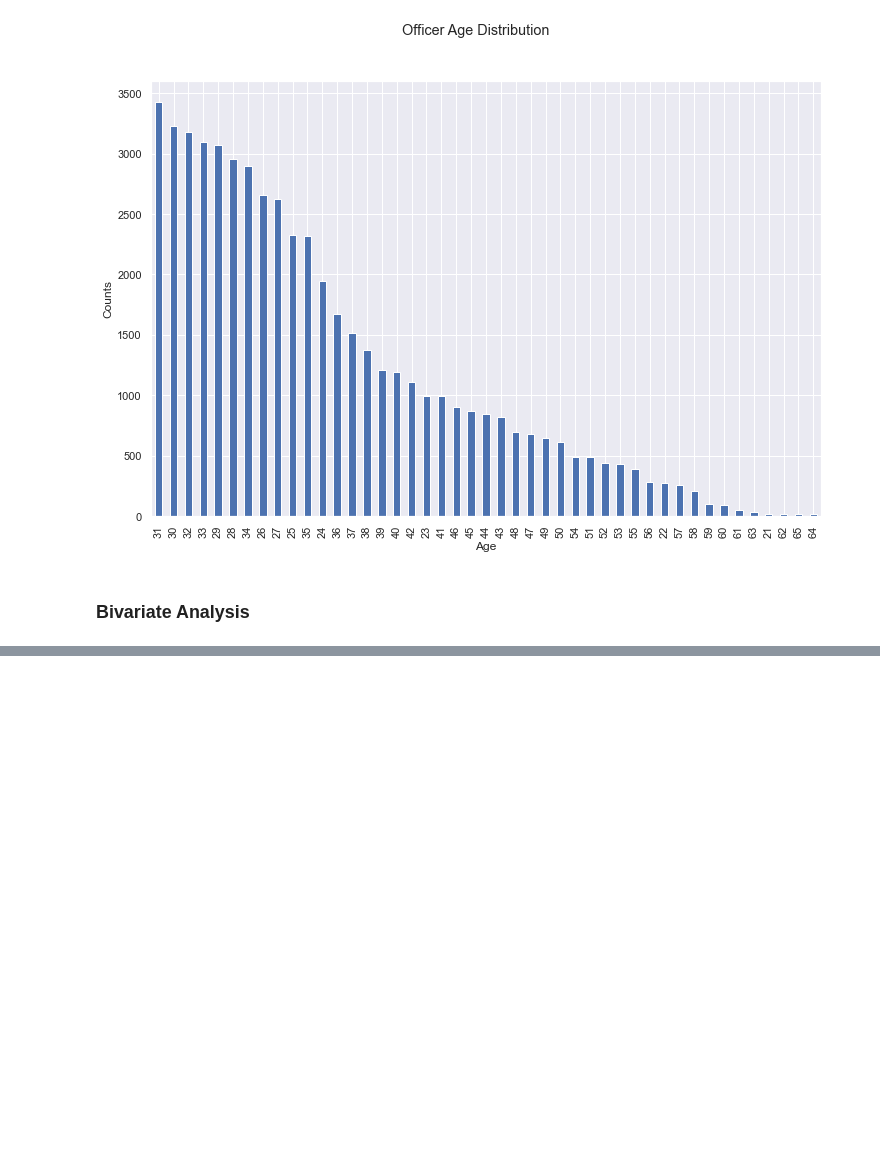
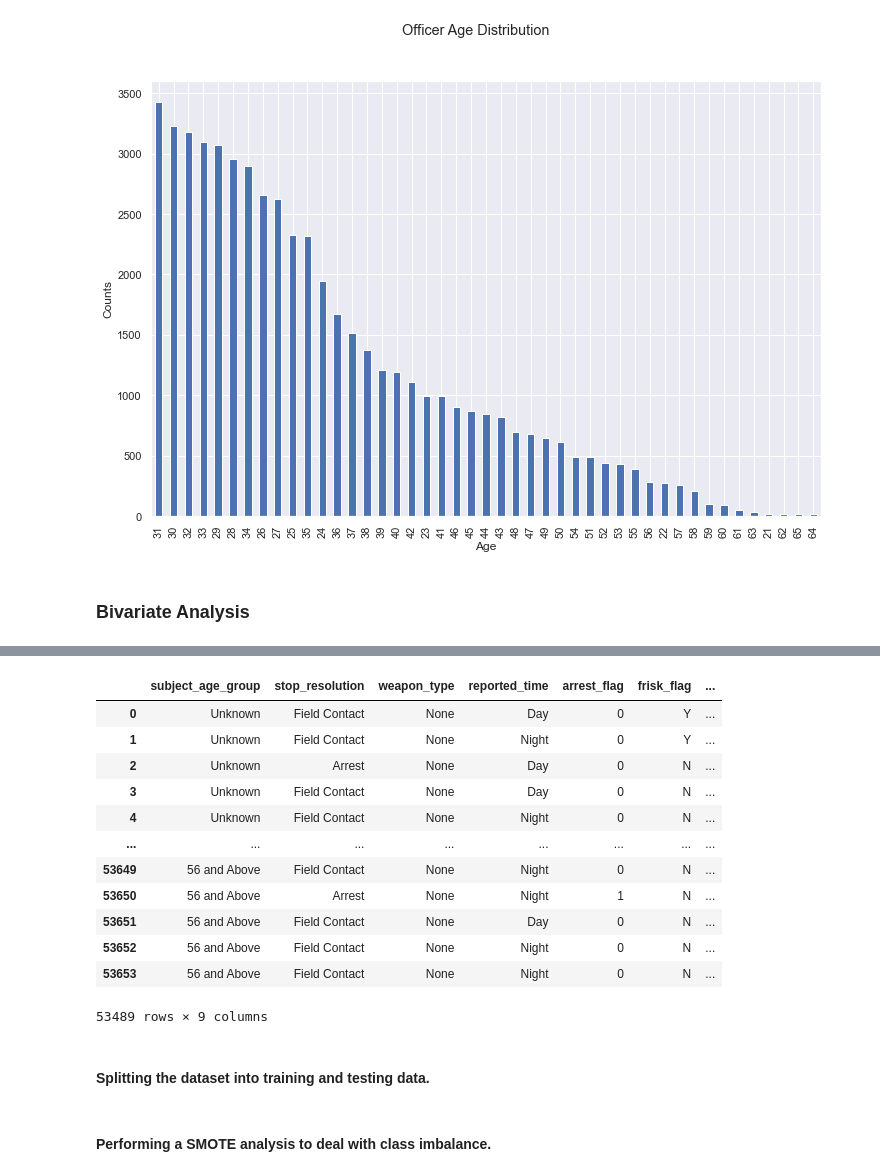
Before and after one commit to Azegele/Phase-3-Project, a Jupyter notebook: index.ipynb, the cells around one changed output, grey strips where cells are left out. Cells and saved outputs as stored; diff of their text form; code cells hidden in the pictures; blank space fills up the shorter version.

```diff
--- a/index.ipynb
+++ b/index.ipynb
@@ -680,0 +690,19 @@ sns.histplot(x='officer_age',hue='arrest_flag',data=terry_stops, color=['#0437F2
+# %%
+terry_stops['arrest_flag'] = (terry_stops['arrest_flag']=='Y').astype(int)
+terry_stops
+# %% [output]
+|  | subject_age_group | stop_resolution | weapon_type | reported_time | arrest_flag | frisk_flag | ... |
+| 0 | Unknown | Field Contact | None | Day | 0 | Y | ... |
+| 1 | Unknown | Field Contact | None | Night | 0 | Y | ... |
+| 2 | Unknown | Arrest | None | Day | 0 | N | ... |
+| 3 | Unknown | Field Contact | None | Day | 0 | N | ... |
+| 4 | Unknown | Field Contact | None | Night | 0 | N | ... |
+| ... | ... | ... | ... | ... | ... | ... | ... |
+| 53649 | 56 and Above | Field Contact | None | Night | 0 | N | ... |
+| 53650 | 56 and Above | Arrest | None | Night | 1 | N | ... |
+| 53651 | 56 and Above | Field Contact | None | Day | 0 | N | ... |
+| 53652 | 56 and Above | Field Contact | None | Night | 0 | N | ... |
+| 53653 | 56 and Above | Field Contact | None | Night | 0 | N | ... |
+53489 rows × 9 columns
+# %% [markdown]
+#### Splitting the dataset into training and testing data.
@@ -680,0 +714,2 @@ sns.histplot(x='officer_age',hue='arrest_flag',data=terry_stops, color=['#0437F2
+# %% [markdown]
+#### Performing a SMOTE analysis to deal with class imbalance.
```
Also changed, not shown: parts of 24 cells of this notebook.
